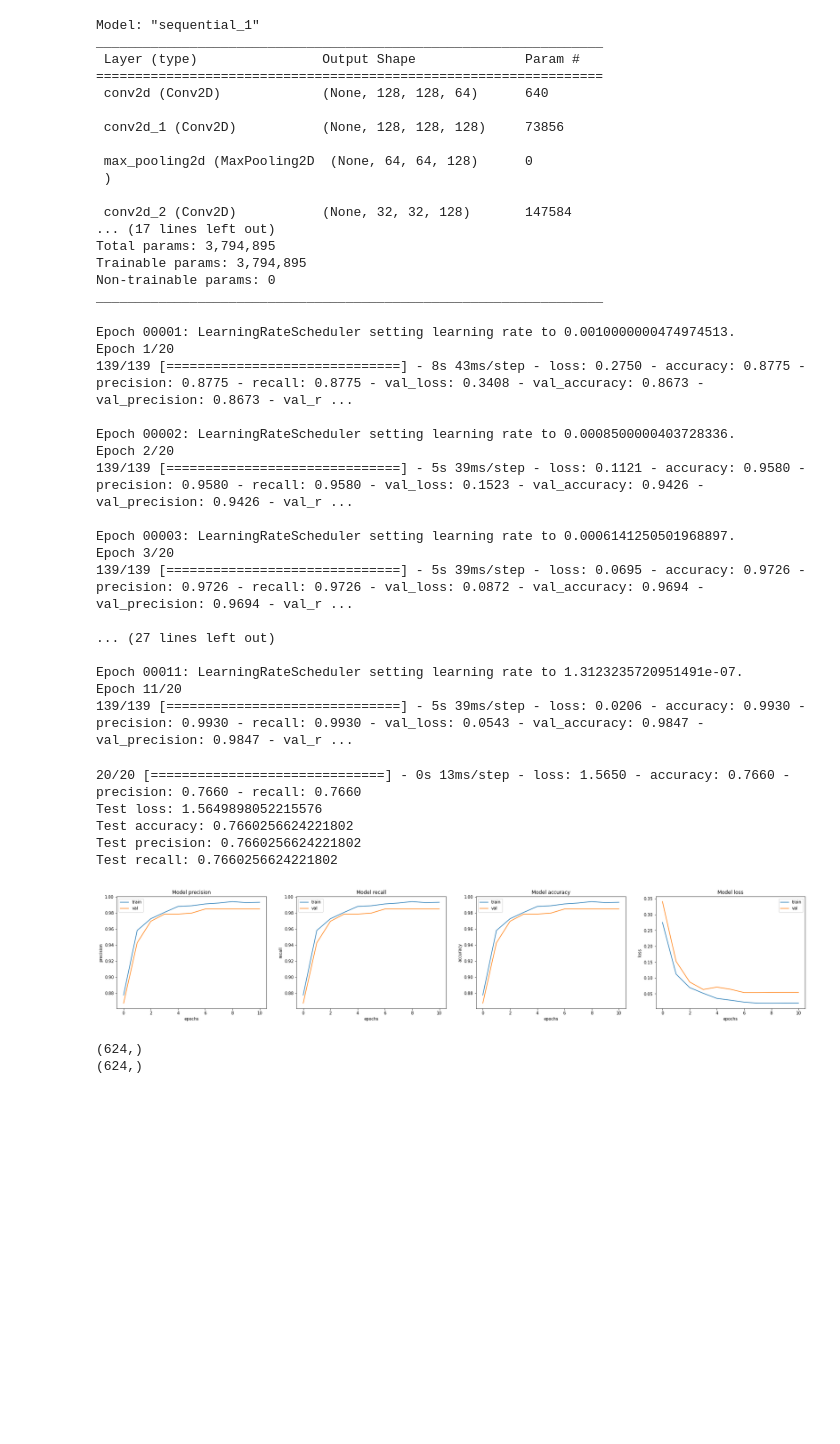
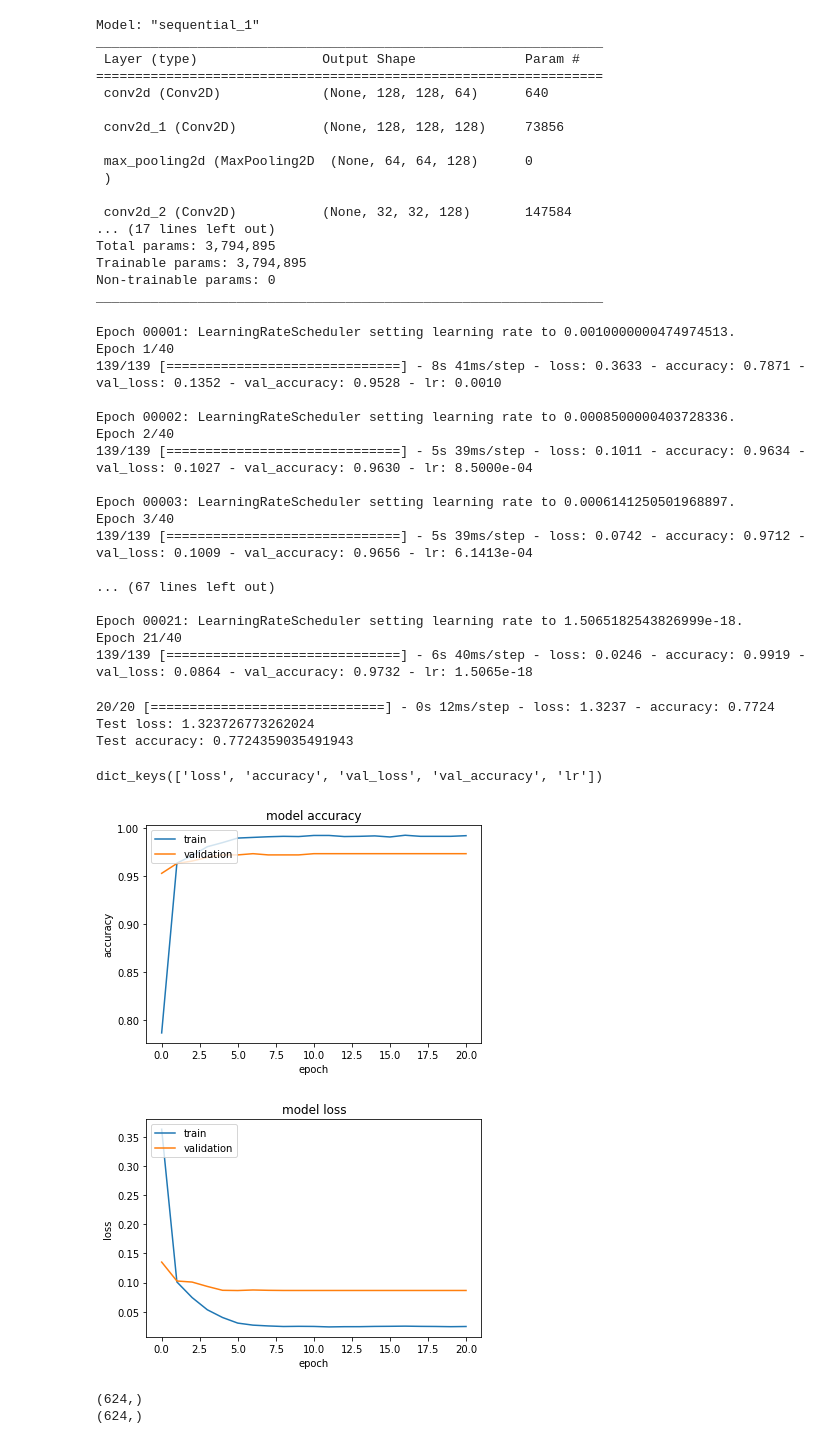
Before and after one commit to joni-menahem/DeepLearning-DrorLederman-assign1_2, a Jupyter notebook: assign1_FIX.ipynb, the cells around one changed output. Cells and saved outputs as stored; diff of their text form; code cells hidden in the pictures; blank space fills up the shorter version.

```diff
--- a/assign1_FIX.ipynb
+++ b/assign1_FIX.ipynb
@@ -425,9 +425,9 @@ def lr_scheduler(epoch, lr):
 # %%
 BATCH_SIZE = 32
 
-EPOCHS = 20
+EPOCHS = 40
 
-early_stopping = tf.keras.callbacks.EarlyStopping(patience=4, restore_best_weights=True)
+early_stopping = tf.keras.callbacks.EarlyStopping(patience=15, restore_best_weights=True)
 
 learning_rate = LearningRateScheduler(lr_scheduler, verbose=1)
 
@@ -440,22 +440,22 @@ advanced_model.compile(loss='binary_crossentropy', optimizer="adam", metrics=MET
 advanced_history = advanced_model.fit(train_ds, validation_data=val_ds, epochs=EPOCHS, callbacks=callbacks, class_weight=class_weight)
 # %% [output]
 Epoch 00001: LearningRateScheduler setting learning rate to 0.0010000000474974513.
-Epoch 1/20
-139/139 [==============================] - 8s 43ms/step - loss: 0.2750 - accuracy: 0.8775 - precision: 0.8775 - recall: 0.8775 - val_loss: 0.3408 - val_accuracy: 0.8673 - val_precision: 0.8673 - val_r ...
+Epoch 1/40
+139/139 [==============================] - 8s 41ms/step - loss: 0.3633 - accuracy: 0.7871 - val_loss: 0.1352 - val_accuracy: 0.9528 - lr: 0.0010
 
 Epoch 00002: LearningRateScheduler setting learning rate to 0.0008500000403728336.
-Epoch 2/20
-139/139 [==============================] - 5s 39ms/step - loss: 0.1121 - accuracy: 0.9580 - precision: 0.9580 - recall: 0.9580 - val_loss: 0.1523 - val_accuracy: 0.9426 - val_precision: 0.9426 - val_r ...
+Epoch 2/40
+139/139 [==============================] - 5s 39ms/step - loss: 0.1011 - accuracy: 0.9634 - val_loss: 0.1027 - val_accuracy: 0.9630 - lr: 8.5000e-04
 
 Epoch 00003: LearningRateScheduler setting learning rate to 0.0006141250501968897.
-Epoch 3/20
-139/139 [==============================] - 5s 39ms/step - loss: 0.0695 - accuracy: 0.9726 - precision: 0.9726 - recall: 0.9726 - val_loss: 0.0872 - val_accuracy: 0.9694 - val_precision: 0.9694 - val_r ...
+Epoch 3/40
+139/139 [==============================] - 5s 39ms/step - loss: 0.0742 - accuracy: 0.9712 - val_loss: 0.1009 - val_accuracy: 0.9656 - lr: 6.1413e-04
 
-... (27 lines left out)
+... (67 lines left out)
 
-Epoch 00011: LearningRateScheduler setting learning rate to 1.3123235720951491e-07.
-Epoch 11/20
-139/139 [==============================] - 5s 39ms/step - loss: 0.0206 - accuracy: 0.9930 - precision: 0.9930 - recall: 0.9930 - val_loss: 0.0543 - val_accuracy: 0.9847 - val_precision: 0.9847 - val_r ...
+Epoch 00021: LearningRateScheduler setting learning rate to 1.5065182543826999e-18.
+Epoch 21/40
+139/139 [==============================] - 6s 40ms/step - loss: 0.0246 - accuracy: 0.9919 - val_loss: 0.0864 - val_accuracy: 0.9732 - lr: 1.5065e-18
 # %%
 # saving the model
 advanced_model.save('models/advanced_model.h5')
@@ -464,28 +464,37 @@ advanced_model.save('models/advanced_model.h5')
 from tensorflow.keras.models import load_model
 advanced_model = load_model('models/advanced_model.h5')
 # %%
-loss, accuracy, precision, recall = advanced_model.evaluate(test_ds)
+loss, accuracy = advanced_model.evaluate(test_ds)
 print("Test loss:", loss)
 print("Test accuracy:", accuracy)
 # %% [output]
-20/20 [==============================] - 0s 13ms/step - loss: 1.5650 - accuracy: 0.7660 - precision: 0.7660 - recall: 0.7660
-Test loss: 1.5649898052215576
-Test accuracy: 0.7660256624221802
-Test precision: 0.7660256624221802
-Test recall: 0.7660256624221802
+20/20 [==============================] - 0s 12ms/step - loss: 1.3237 - accuracy: 0.7724
+Test loss: 1.323726773262024
+Test accuracy: 0.7724359035491943
-# %%
-fig, ax = plt.subplots(1, 4, figsize=(30, 5))
-ax = ax.ravel()
-
-for i, met in enumerate(['precision', 'recall', 'accuracy', 'loss']):
-    ax[i].plot(advanced_history.history[met])
-    ax[i].plot(advanced_history.history['val_' + met])
-    ax[i].set_title('Model {}'.format(met))
-    ax[i].set_xlabel('epochs')
-    ax[i].set_ylabel(met)
-    ax[i].legend(['train', 'val'])
-# %% [output]
-[figure, removed]
+# %%
+# list all data in history
+print(advanced_history.history.keys())
+# summarize history for accuracy
+plt.plot(advanced_history.history['accuracy'])
+plt.plot(advanced_history.history['val_accuracy'])
+plt.title('model accuracy')
+plt.ylabel('accuracy')
+plt.xlabel('epoch')
+plt.legend(['train', 'validation'], loc='upper left')
+plt.show()
+
+# summarize history for loss
+plt.plot(advanced_history.history['loss'])
+plt.plot(advanced_history.history['val_loss'])
+plt.title('model loss')
+plt.ylabel('loss')
+plt.xlabel('epoch')
+plt.legend(['train', 'validation'], loc='upper left')
+plt.show()
+# %% [output]
+dict_keys(['loss', 'accuracy', 'val_loss', 'val_accuracy', 'lr'])
+[figure, added]
+[figure, added]
 # %%
 # Get predictions and Original labels
 
```
Also changed, not shown: parts of 14 cells of this notebook, 2 other files.
